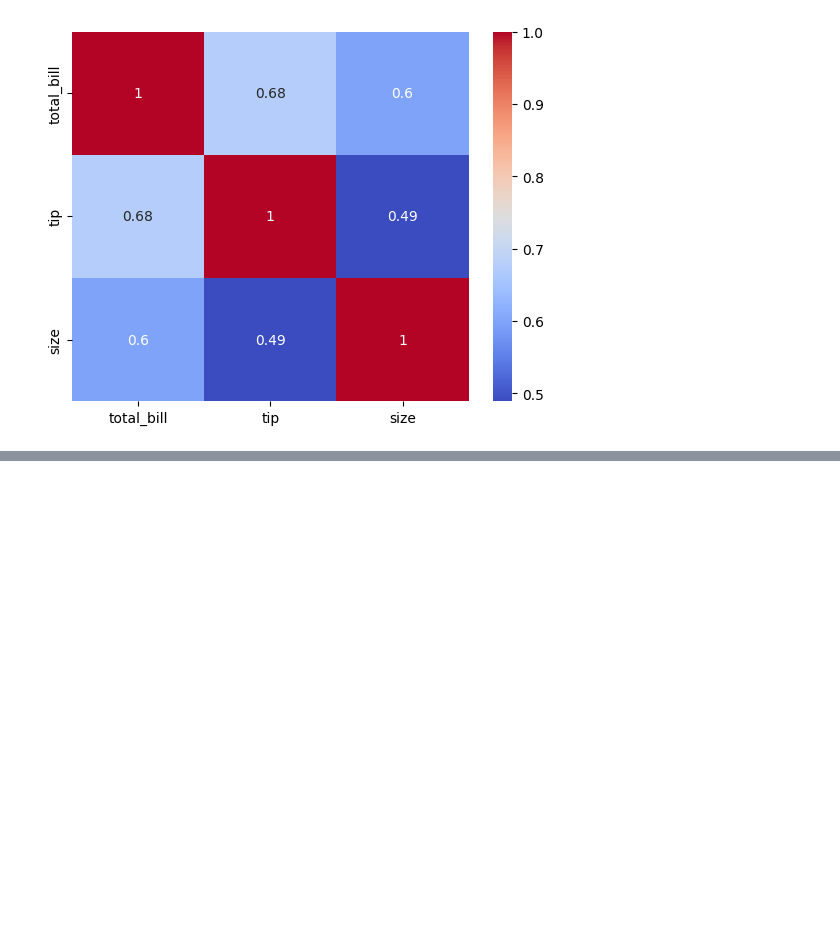
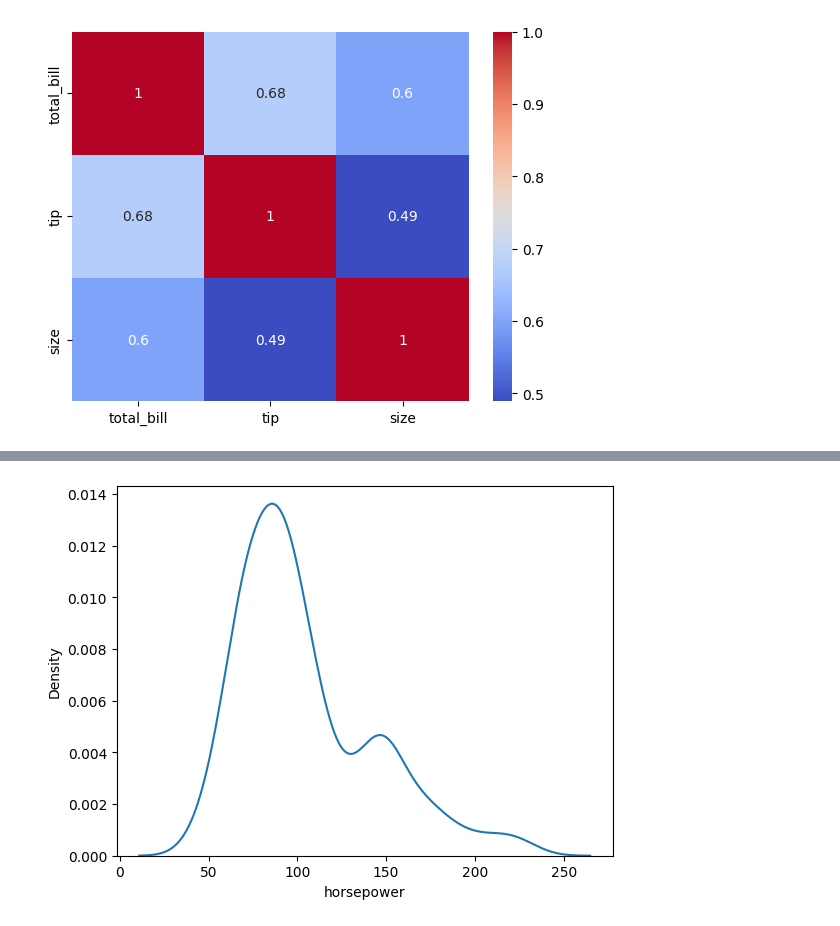
Before and after one commit to Saicharanraju0099/data-science, a Jupyter notebook: 10 - DATA ANALYSIS WITH PYTHON/10.6-seaborn.ipynb, the cells around one changed output, grey strips where cells are left out. Drawn from its saved outputs; the diff is of its cells as text; code cells hidden in the pictures; blank space fills up the shorter version.

```diff
--- a/10 - DATA ANALYSIS WITH PYTHON/10.6-seaborn.ipynb
+++ b/10 - DATA ANALYSIS WITH PYTHON/10.6-seaborn.ipynb
@@ -101,0 +117,4 @@ sns.heatmap(corr, annot=True, cmap='coolwarm')
+# %%
+cars = sns.load_dataset('mpg').dropna()
+
+cars.shape
@@ -101,0 +132,4 @@ sns.heatmap(corr, annot=True, cmap='coolwarm')
+# %%
+sns.kdeplot(cars.horsepower);
+# %% [output]
+[figure, added]
```
Also changed, not shown: parts of 10 cells of this notebook.
